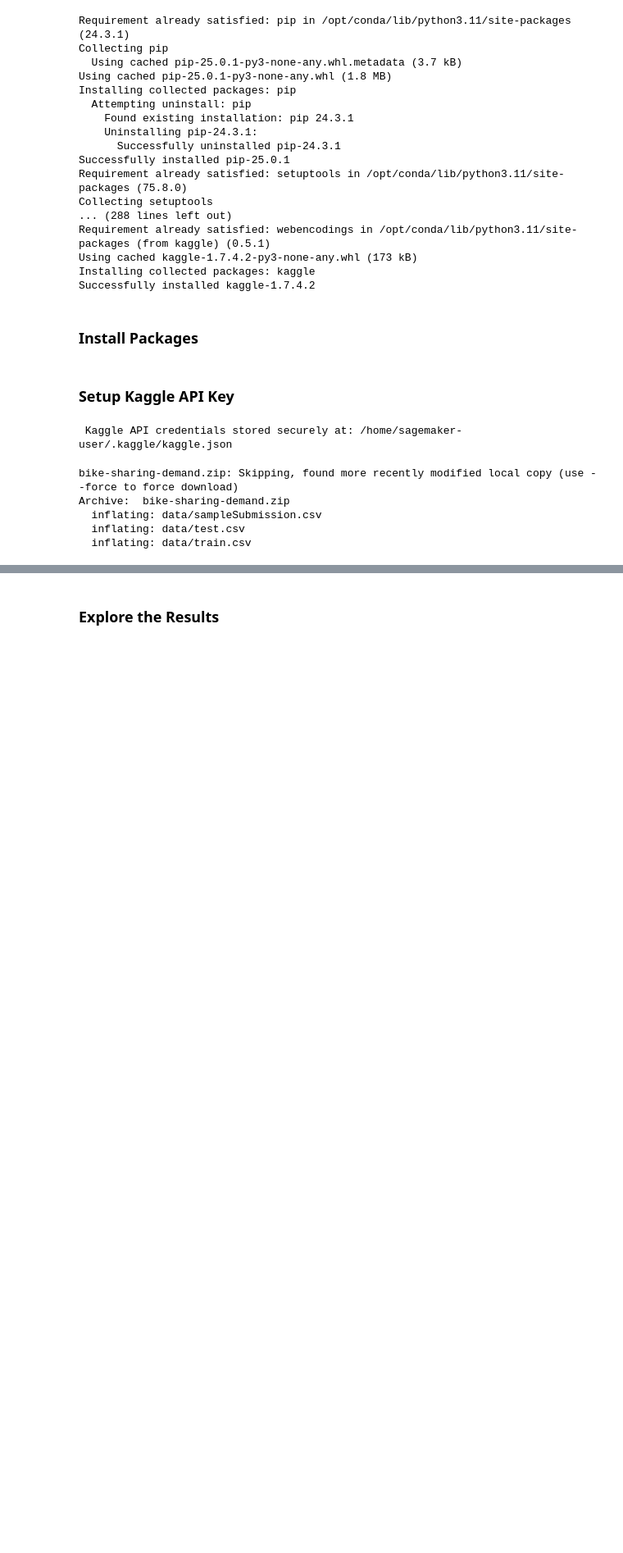
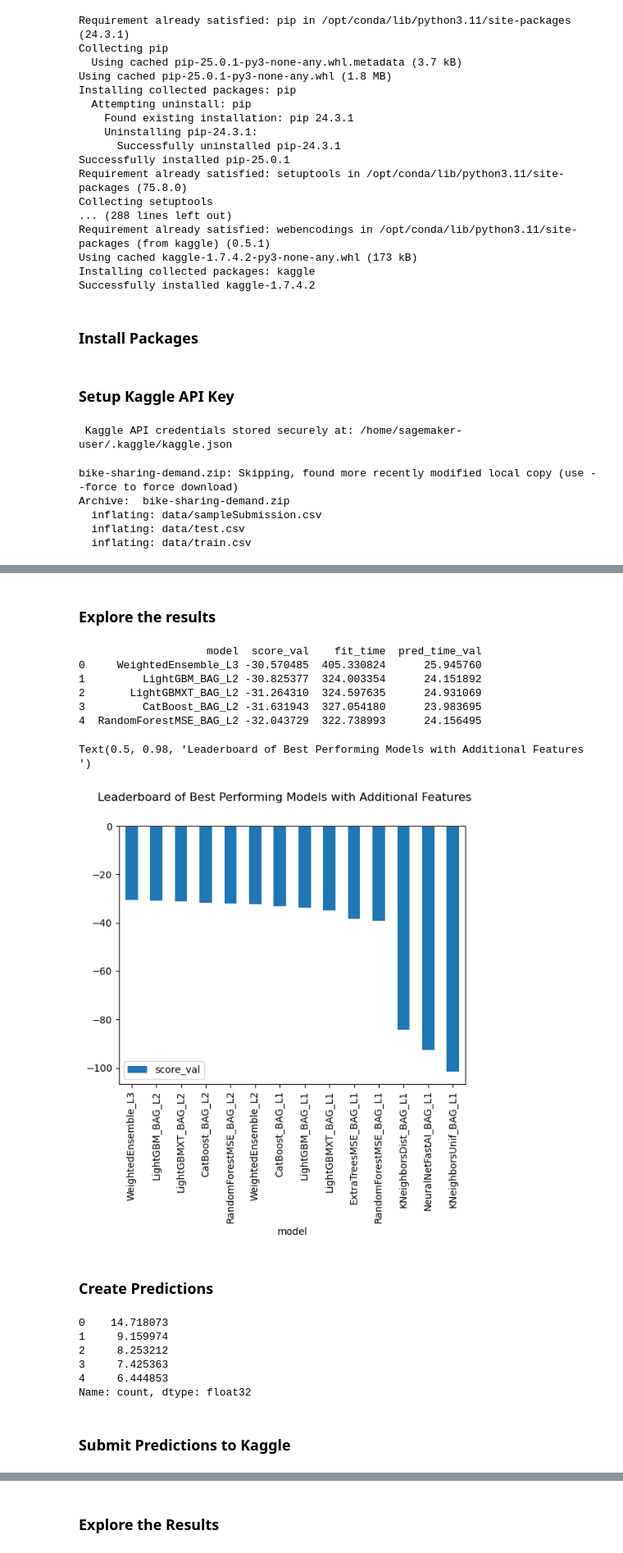
Before and after one commit to Harish8622/Autogluon-Kaggle-Ride-Sharing, a Jupyter notebook: notebooks/feature_engineering_notebook.ipynb, the cells around one changed output, grey strips where cells are left out. Shown at 82% size. Drawn from its saved outputs; the diff is of its cells as text; code cells hidden in the pictures; blank space fills up the shorter version.

```diff
--- a/notebooks/feature_engineering_notebook.ipynb
+++ b/notebooks/feature_engineering_notebook.ipynb
@@ -107,0 +125,7 @@ test_df.head()
+# %%
+# create hour and month features
+train_df["hour"] = pd.to_datetime(train_df["datetime"]).dt.hour
+train_df["month"] = pd.to_datetime(train_df["datetime"]).dt.month
+
+# Create rush hour feature and check it is weekday
+train_df["is_rush_hour"] = ((train_df["hour"].isin([7, 8, 9, 16, 17, 18])) & (train_df["workingday"] == 1)).astype(int)
@@ -107,0 +172,7 @@ test_df.head()
+# %%
+predictor_new_datetime_features = TabularPredictor(label="count",
+                             eval_metric='rmse').fit(
+    train_data=train_df,
+    time_limit=600,
+    presets='best_quality'
+)
@@ -107,0 +197,37 @@ test_df.head()
+# %% [markdown]
+### Explore the results
+# %%
+%%capture
+# Get the fit summary (without extra text)
+new_datetime_features_summary = predictor_new_datetime_features.fit_summary()
+# %%
+# Extract and print only the top 5 models with key columns
+print(new_datetime_features_summary["leaderboard"][["model", "score_val", "fit_time", "pred_time_val"]].head(5))
+# %% [output]
+                    model  score_val    fit_time  pred_time_val
+0     WeightedEnsemble_L3 -30.570485  405.330824      25.945760
+1         LightGBM_BAG_L2 -30.825377  324.003354      24.151892
+2       LightGBMXT_BAG_L2 -31.264310  324.597635      24.931069
+3         CatBoost_BAG_L2 -31.631943  327.054180      23.983695
+4  RandomForestMSE_BAG_L2 -32.043729  322.738993      24.156495
+# %%
+# Graphically view the best models
+predictor_new_datetime_features.leaderboard(silent=True).plot(kind='bar', x='model', y='score_val')
+plt.suptitle("Leaderboard of Best Performing Models with Additional Features ")
+# %% [output]
+Text(0.5, 0.98, 'Leaderboard of Best Performing Models with Additional Features ')
+[figure, added]
+# %% [markdown]
+### Create Predictions
+# %%
+new_datetime_features_predictions = predictor_new_datetime_features.predict(test_df)
+new_datetime_features_predictions.head()
+# %% [output]
+0    14.718073
+1     9.159974
+2     8.253212
+3     7.425363
+4     6.444853
+Name: count, dtype: float32
+# %% [markdown]
+### Submit Predictions to Kaggle
```
Also changed, not shown: parts of 57 cells of this notebook, 3 other files.
